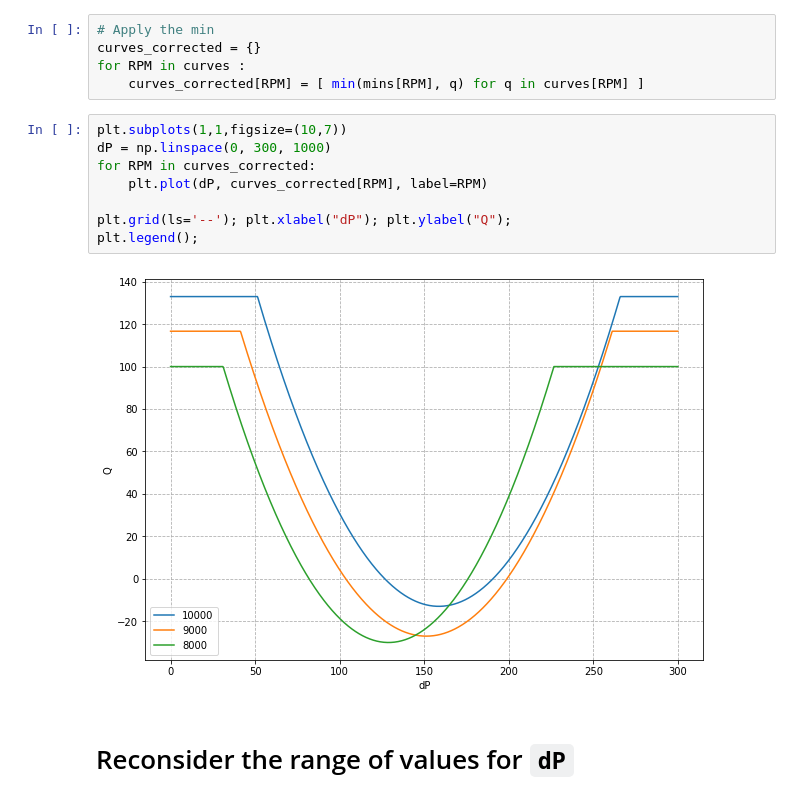
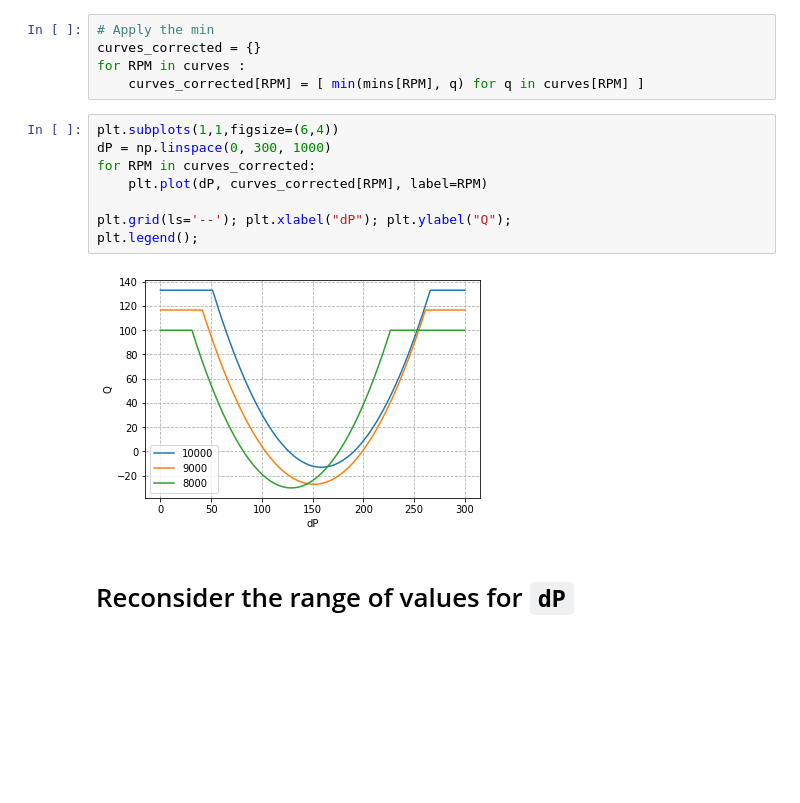
Before and after one commit to matthiaszeller/VAD-0D-DNN, a Jupyter notebook: notebooks/N1-HQ-curve-HMIII.ipynb, the cells around one changed output. Drawn from its saved outputs; the diff is of its cells as text; blank space fills up the shorter version.

```diff
--- a/notebooks/N1-HQ-curve-HMIII.ipynb
+++ b/notebooks/N1-HQ-curve-HMIII.ipynb
@@ -196,14 +205,14 @@ curves_corrected = {}
 for RPM in curves :
     curves_corrected[RPM] = [ min(mins[RPM], q) for q in curves[RPM] ]
 # %%
-plt.subplots(1,1,figsize=(10,7))
+plt.subplots(1,1,figsize=(6,4))
 dP = np.linspace(0, 300, 1000)
 for RPM in curves_corrected:
     plt.plot(dP, curves_corrected[RPM], label=RPM)
 
 plt.grid(ls='--'); plt.xlabel("dP"); plt.ylabel("Q");
 plt.legend();
 # %% [output]
-[figure, old version]
+[figure, new version]
 # %% [markdown]
 # Reconsider the range of values for `dP`
```
Also changed, not shown: parts of 15 cells of this notebook.
